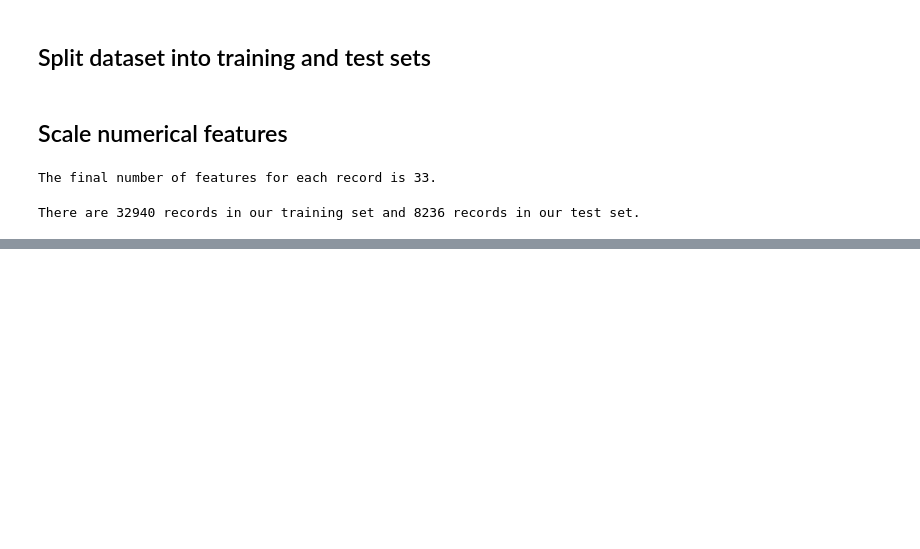
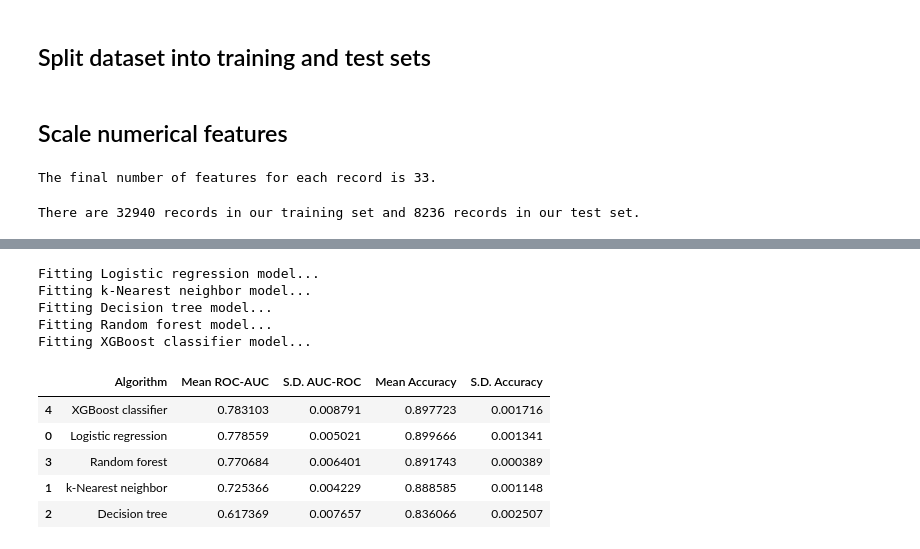
Before and after one commit to ahanagangopadhyay/improving-bank-telemarketing-campaigns, a Jupyter notebook: codes/baseline_code.ipynb, the cells around one changed output, grey strips where cells are left out. Drawn from its saved outputs; the diff is of its cells as text; code cells hidden in the pictures; blank space fills up the shorter version.

```diff
--- a/codes/1_data_preprocessing.ipynb
+++ b/codes/baseline_code.ipynb
@@ -460,0 +513,36 @@ There are 32940 records in our training set and 8236 records in our test set.
+# %%
+# Make a dataframe to store classification metrics
+col = ['Algorithm', 'Mean ROC-AUC', 'S.D. AUC-ROC', 'Mean Accuracy', 'S.D. Accuracy']
+df_results = pd.DataFrame(columns=col)
+auc_results = []
+acc_results = []
+i = 0
+
+# Fit the models one by one
+for name, model in models:
+    kfold = KFold(n_splits=5, shuffle=True, random_state=10)  # 5-fold cross-validation
+    cv_auc_results = cross_val_score(model, x_train, y_train, cv=5, scoring='roc_auc')
+    auc_results.append(cv_auc_results)
+    cv_acc_results = cross_val_score(model, x_train, y_train, cv=5, scoring='accuracy')
+    acc_results.append(cv_acc_results)
+    df_results.loc[i] = [name,
+                         cv_auc_results.mean(),
+                         cv_auc_results.std(),
+                         cv_acc_results.mean(),
+                         cv_acc_results.std()
+                         ]
+    i += 1
+    print(f'Fitting {name} model...')
+df_results.sort_values(by=['Mean ROC-AUC'], ascending=False)
+# %% [output]
+Fitting Logistic regression model...
+Fitting k-Nearest neighbor model...
+Fitting Decision tree model...
+Fitting Random forest model...
+Fitting XGBoost classifier model...
+|  | Algorithm | Mean ROC-AUC | S.D. AUC-ROC | Mean Accuracy | S.D. Accuracy |
+| 4 | XGBoost classifier | 0.783103 | 0.008791 | 0.897723 | 0.001716 |
+| 0 | Logistic regression | 0.778559 | 0.005021 | 0.899666 | 0.001341 |
+| 3 | Random forest | 0.770684 | 0.006401 | 0.891743 | 0.000389 |
+| 1 | k-Nearest neighbor | 0.725366 | 0.004229 | 0.888585 | 0.001148 |
+| 2 | Decision tree | 0.617369 | 0.007657 | 0.836066 | 0.002507 |
```
Also changed, not shown: parts of 35 cells of this notebook, 3 other files.
